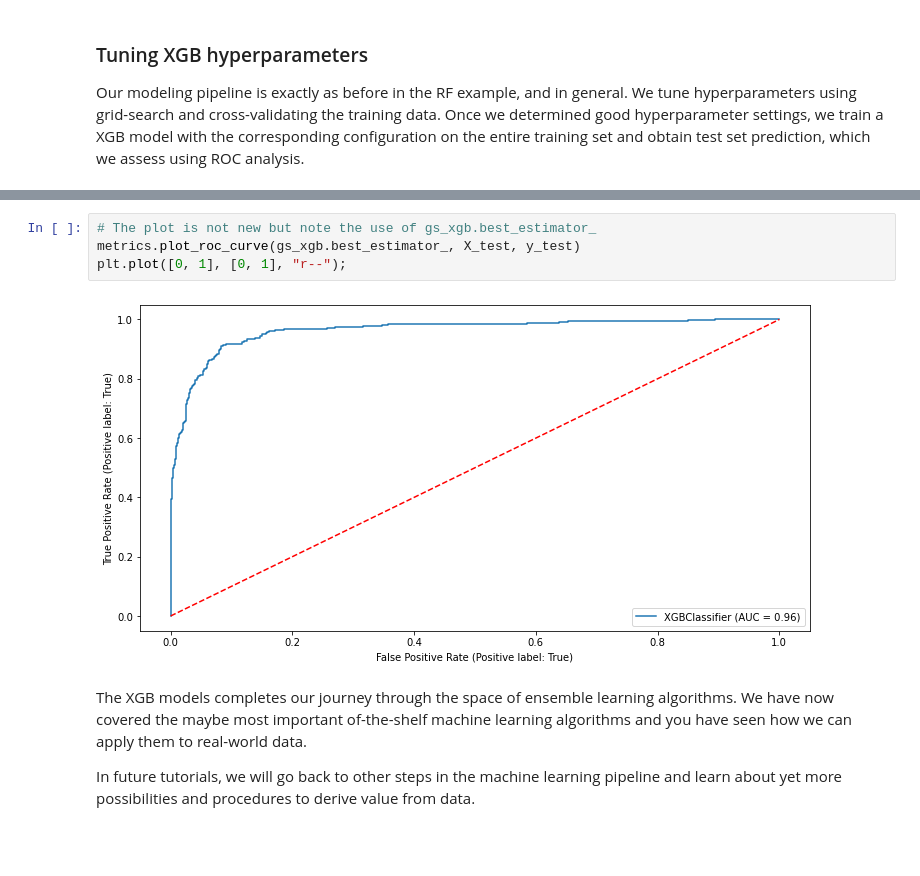
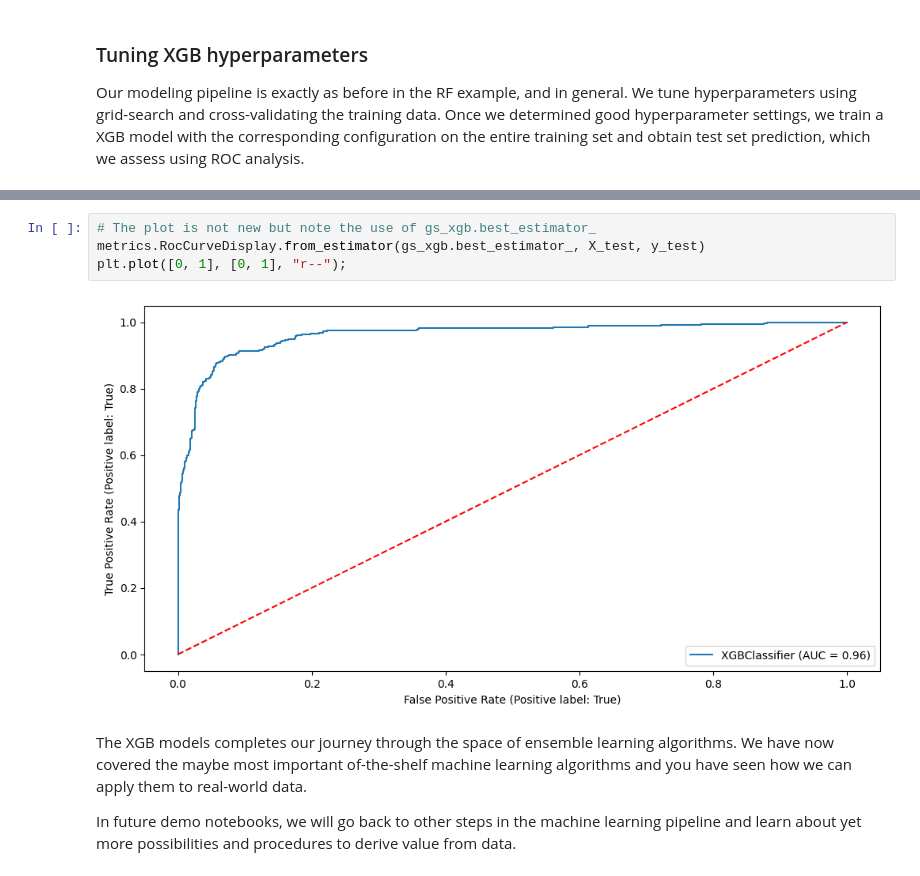
Before and after one commit to Humboldt-WI/bads, a Jupyter notebook: demo_notebooks/8_nb_ensemble_learning.ipynb, the cells around one changed output, grey strips where cells are left out. Drawn from its saved outputs; the diff is of its cells as text; blank space fills up the shorter version.

```diff
--- a/demo_notebooks/8_nb_ensemble_learning.ipynb
+++ b/demo_notebooks/8_nb_ensemble_learning.ipynb
@@ -914,10 +823,10 @@ XGB test set AUC with optimal meta-parameters: 0.9622
 # %%
 # The plot is not new but note the use of gs_xgb.best_estimator_
-metrics.plot_roc_curve(gs_xgb.best_estimator_, X_test, y_test)
+metrics.RocCurveDisplay.from_estimator(gs_xgb.best_estimator_, X_test, y_test)
 plt.plot([0, 1], [0, 1], "r--");
 # %% [output]
-[figure, old version]
+[figure, new version]
 # %% [markdown]
 The XGB models completes our journey through the space of ensemble learning algorithms. We have now covered the maybe most important of-the-shelf machine learning algorithms and you have seen how we can apply them to real-world data.
 
-In future tutorials, we will go back to other steps in the machine learning pipeline and learn about yet more possibilities and procedures to derive value from data.
+In future demo notebooks, we will go back to other steps in the machine learning pipeline and learn about yet more possibilities and procedures to derive value from data.
```
Also changed, not shown: parts of 18 cells of this notebook.
